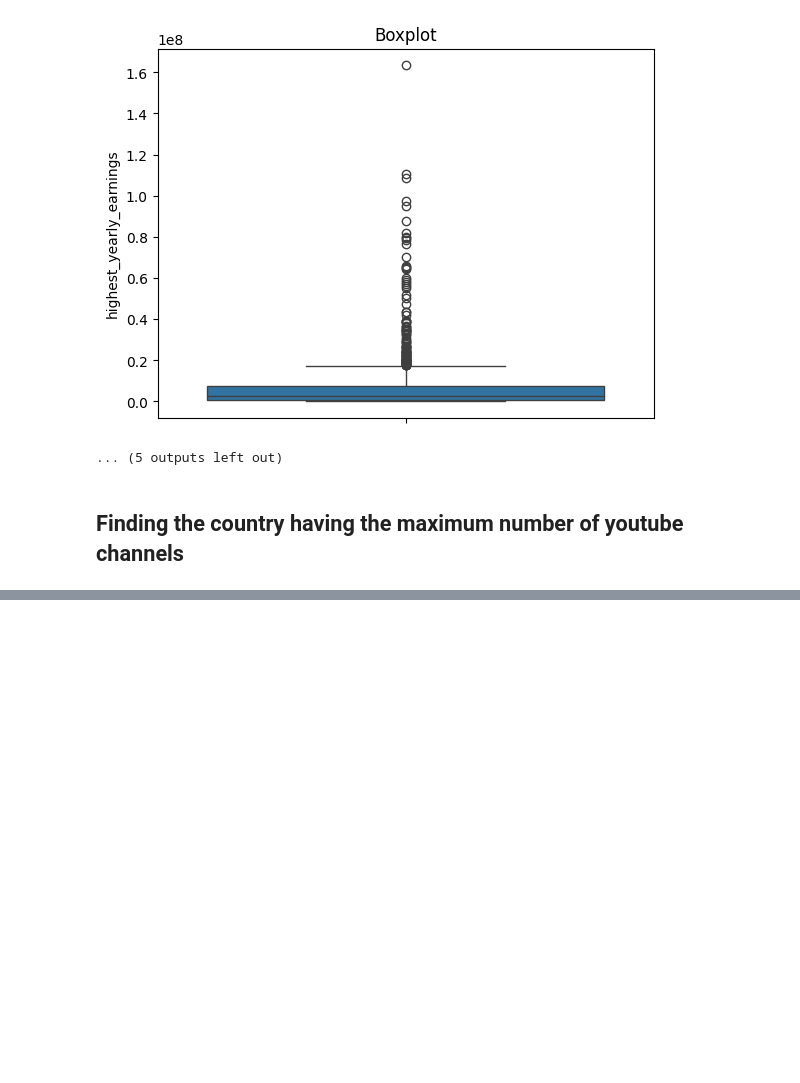
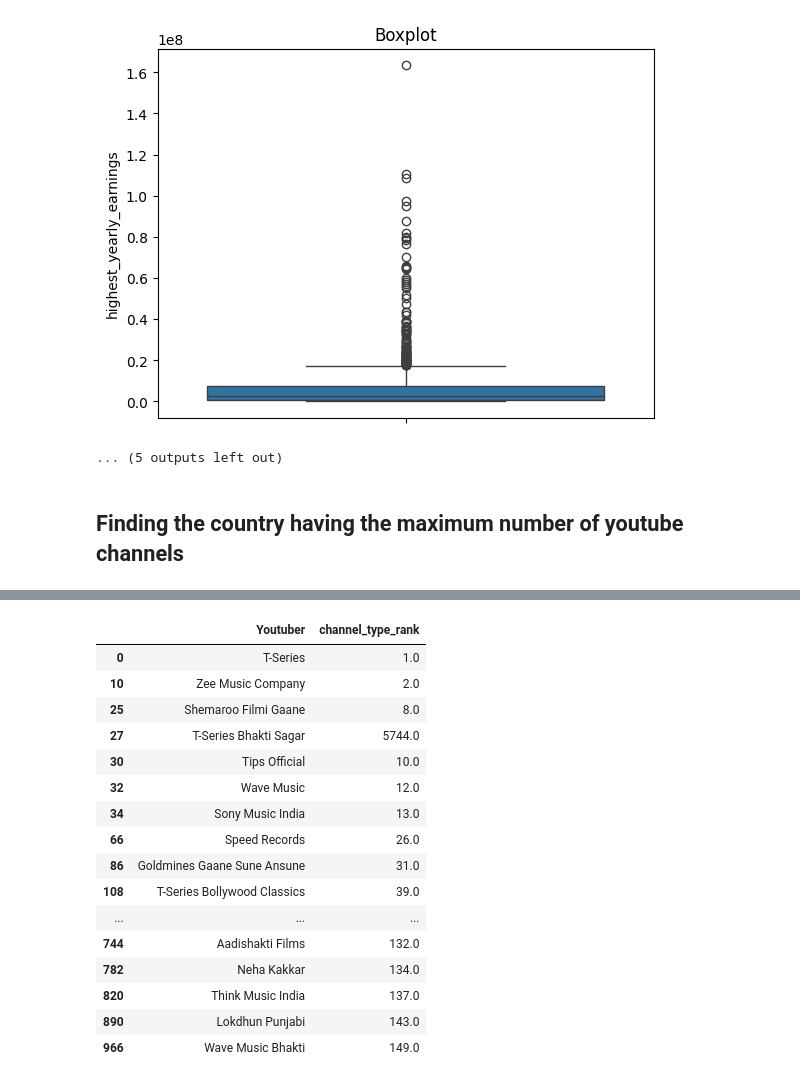
Before and after one commit to KavyaNair01/Machine_Learning, a Jupyter notebook: Pandas_practice.ipynb, the cells around one changed output, grey strips where cells are left out. Saved outputs shown, nothing was run; the diff lists cells and outputs as text; code cells hidden in the pictures; blank space fills up the shorter version.

```diff
--- a/Pandas_practice.ipynb
+++ b/Pandas_practice.ipynb
@@ -127,0 +159,20 @@ df['Abbreviation'].value_counts()
+# %%
+df.loc[((df['Country']=='India') & (df['category']=='Music')),['Youtuber','channel_type_rank']]
+# %% [output]
+|  | Youtuber | channel_type_rank |
+| 0 | T-Series | 1.0 |
+| 10 | Zee Music Company | 2.0 |
+| 25 | Shemaroo Filmi Gaane | 8.0 |
+| 27 | T-Series Bhakti Sagar | 5744.0 |
+| 30 | Tips Official | 10.0 |
+| 32 | Wave Music | 12.0 |
+| 34 | Sony Music India | 13.0 |
+| 66 | Speed Records | 26.0 |
+| 86 | Goldmines Gaane Sune Ansune | 31.0 |
+| 108 | T-Series Bollywood Classics | 39.0 |
+| ... | ... | ... |
+| 744 | Aadishakti Films | 132.0 |
+| 782 | Neha Kakkar | 134.0 |
+| 820 | Think Music India | 137.0 |
+| 890 | Lokdhun Punjabi | 143.0 |
+| 966 | Wave Music Bhakti | 149.0 |
```
Also changed, not shown: parts of 13 cells of this notebook.
